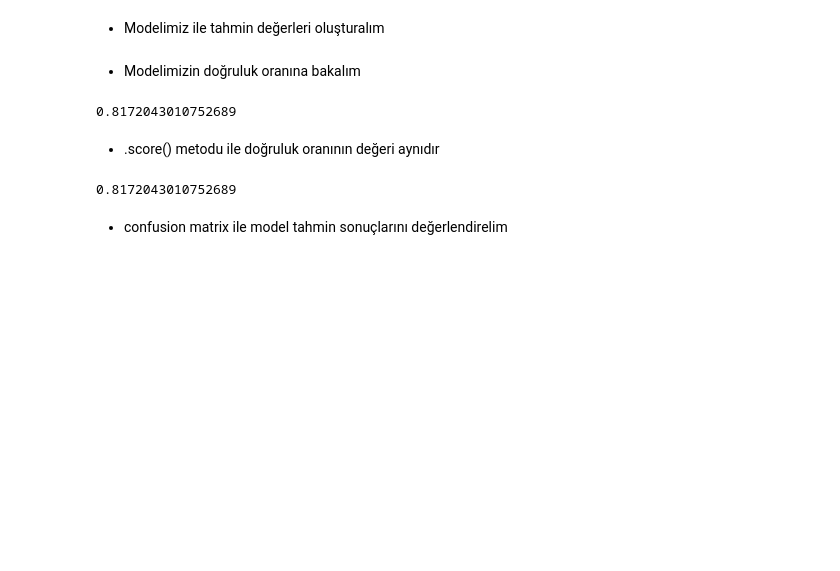
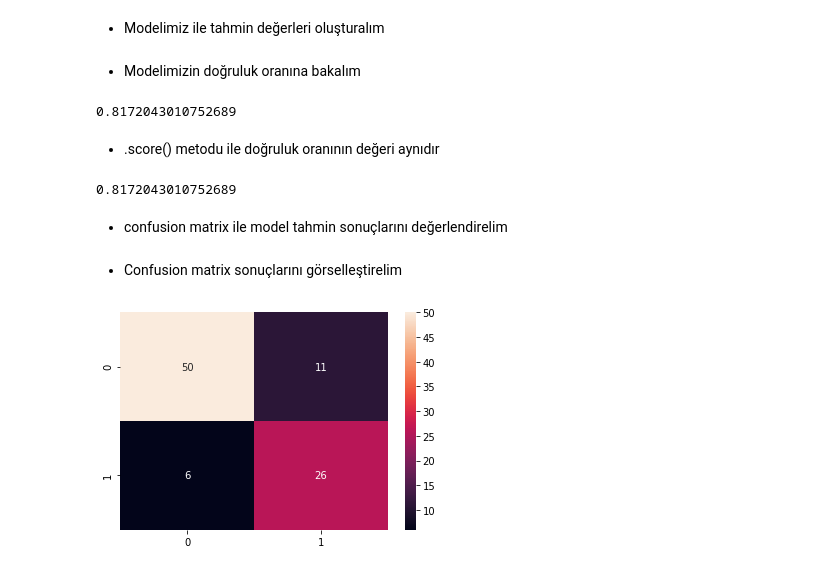
Before and after one commit to TheKoray/KNN-Tree-Ensemble-Algorithms, a Jupyter notebook: Biomechanical.ipynb, the cells around one changed output. Drawn from its saved outputs; the diff is of its cells as text; code cells hidden in the pictures; blank space fills up the shorter version.

```diff
--- a/Biomechanical.ipynb
+++ b/Biomechanical.ipynb
@@ -729,3 +729,11 @@ svc.score(x_test,y_test)
 from sklearn.metrics import confusion_matrix
 
 cm = confusion_matrix(y_test,y_pred)
+# %% [markdown]
+- Confusion matrix sonuçlarını görselleştirelim
+# %%
+import seaborn as sns
+
+sns.heatmap(cm,annot=True,linecolor='red');
+# %% [output]
+[figure, added]
```
Also changed, not shown: parts of 23 cells of this notebook.
